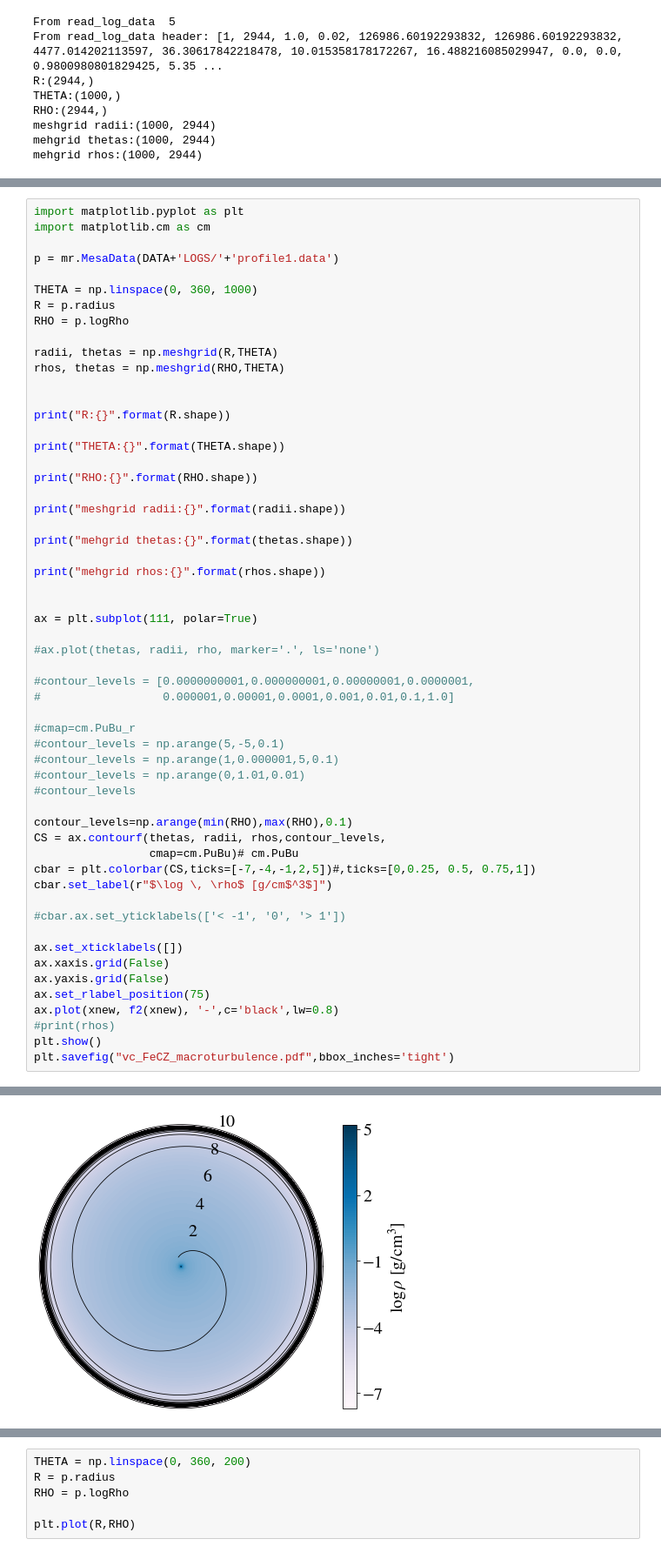
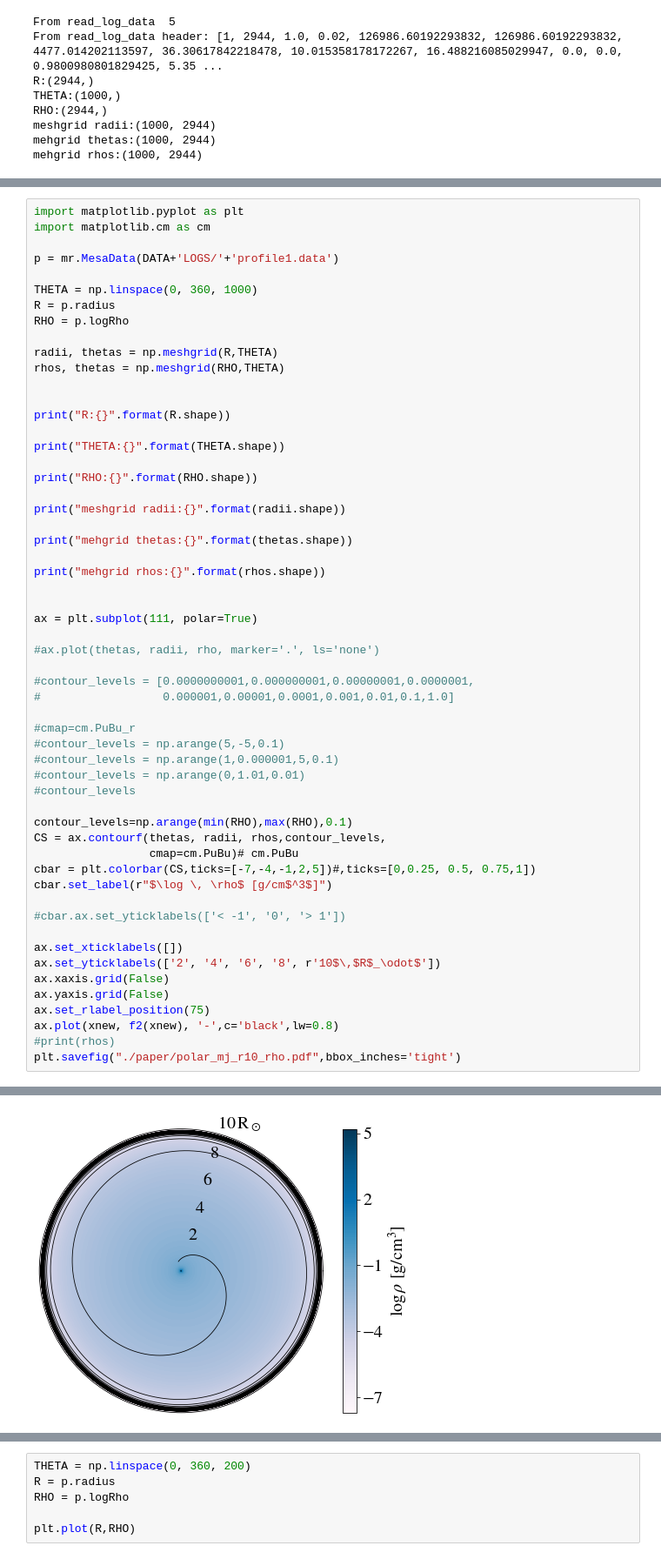
Before and after one commit to matteocantiello/planetaryengulfments, a Jupyter notebook: Dropbox (Personal)/work/engulfment/15140/engulfment.ipynb, the cells around one changed output, grey strips where cells are left out. Shown at 87% size. Saved outputs shown, nothing was run; the diff lists cells and outputs as text.

```diff
--- a/Dropbox (Personal)/work/engulfment/15140/engulfment.ipynb
+++ b/Dropbox (Personal)/work/engulfment/15140/engulfment.ipynb
@@ -628,35 +631,35 @@ ax = plt.subplot(111, polar=True)
 
 #cmap=cm.PuBu_r
 #contour_levels = np.arange(5,-5,0.1)
 #contour_levels = np.arange(1,0.000001,5,0.1)
 #contour_levels = np.arange(0,1.01,0.01)
 #contour_levels
 
 contour_levels=np.arange(min(RHO),max(RHO),0.1)
 CS = ax.contourf(thetas, radii, rhos,contour_levels,
                  cmap=cm.PuBu)# cm.PuBu
 cbar = plt.colorbar(CS,ticks=[-7,-4,-1,2,5])#,ticks=[0,0.25, 0.5, 0.75,1])
 cbar.set_label(r"$\log \, \rho$ [g/cm$^3$]")
 
 #cbar.ax.set_yticklabels(['< -1', '0', '> 1'])
 
 ax.set_xticklabels([])
+ax.set_yticklabels(['2', '4', '6', '8', r'10$\,$R$_\odot$'])
 ax.xaxis.grid(False)
 ax.yaxis.grid(False)
 ax.set_rlabel_position(75)
 ax.plot(xnew, f2(xnew), '-',c='black',lw=0.8)
 #print(rhos)
-plt.show()
-plt.savefig("vc_FeCZ_macroturbulence.pdf",bbox_inches='tight')
+plt.savefig("./paper/polar_mj_r10_rho.pdf",bbox_inches='tight')
 # %% [output]
 From read_log_data  5
 From read_log_data header: [1, 2944, 1.0, 0.02, 126986.60192293832, 126986.60192293832, 4477.014202113597, 36.30617842218478, 10.015358178172267, 16.488216085029947, 0.0, 0.0, 0.9800980801829425, 5.35 ...
 R:(2944,)
 THETA:(1000,)
 RHO:(2944,)
 meshgrid radii:(1000, 2944)
 mehgrid thetas:(1000, 2944)
 mehgrid rhos:(1000, 2944)
-[figure, old version]
+[figure, new version]
 # %%
 R = p.radius
```
Also changed, not shown: parts of 4 cells of this notebook, 1 other file.
